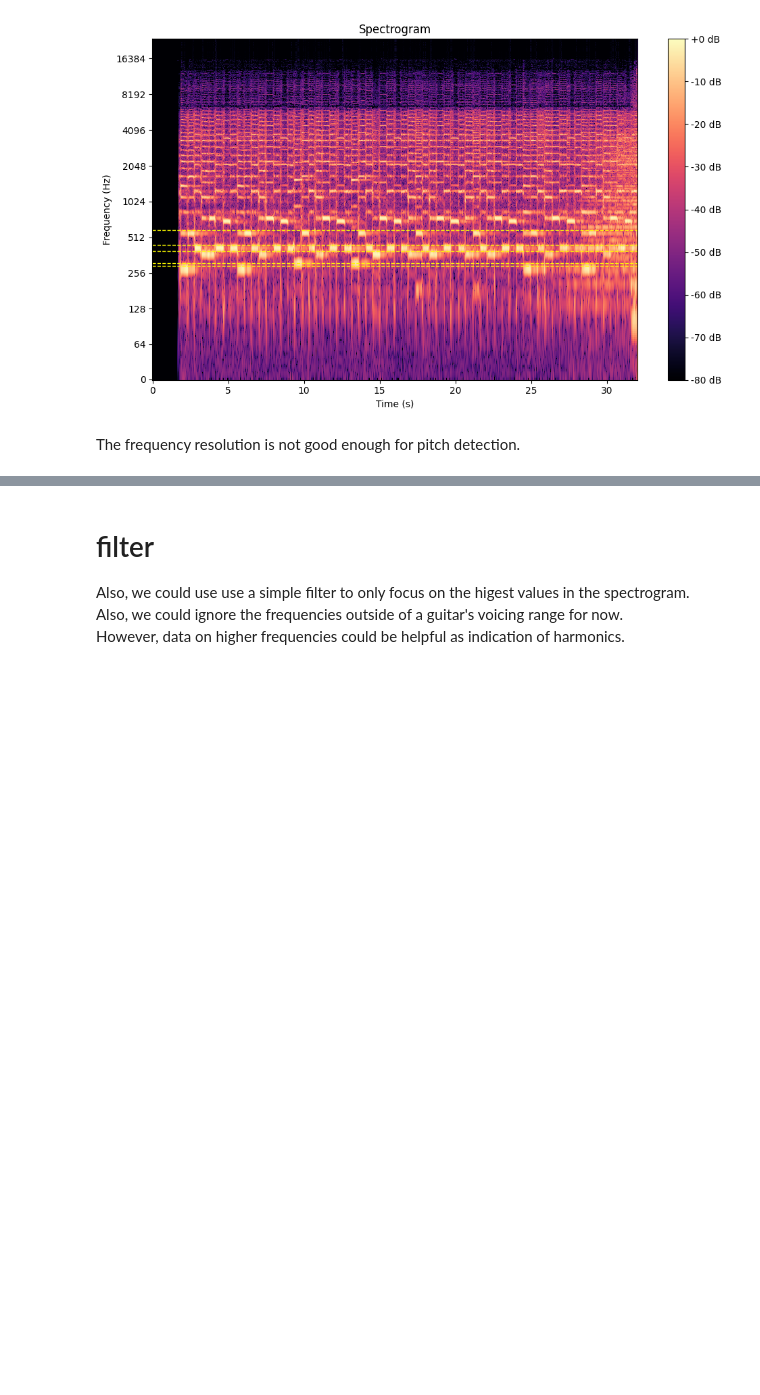
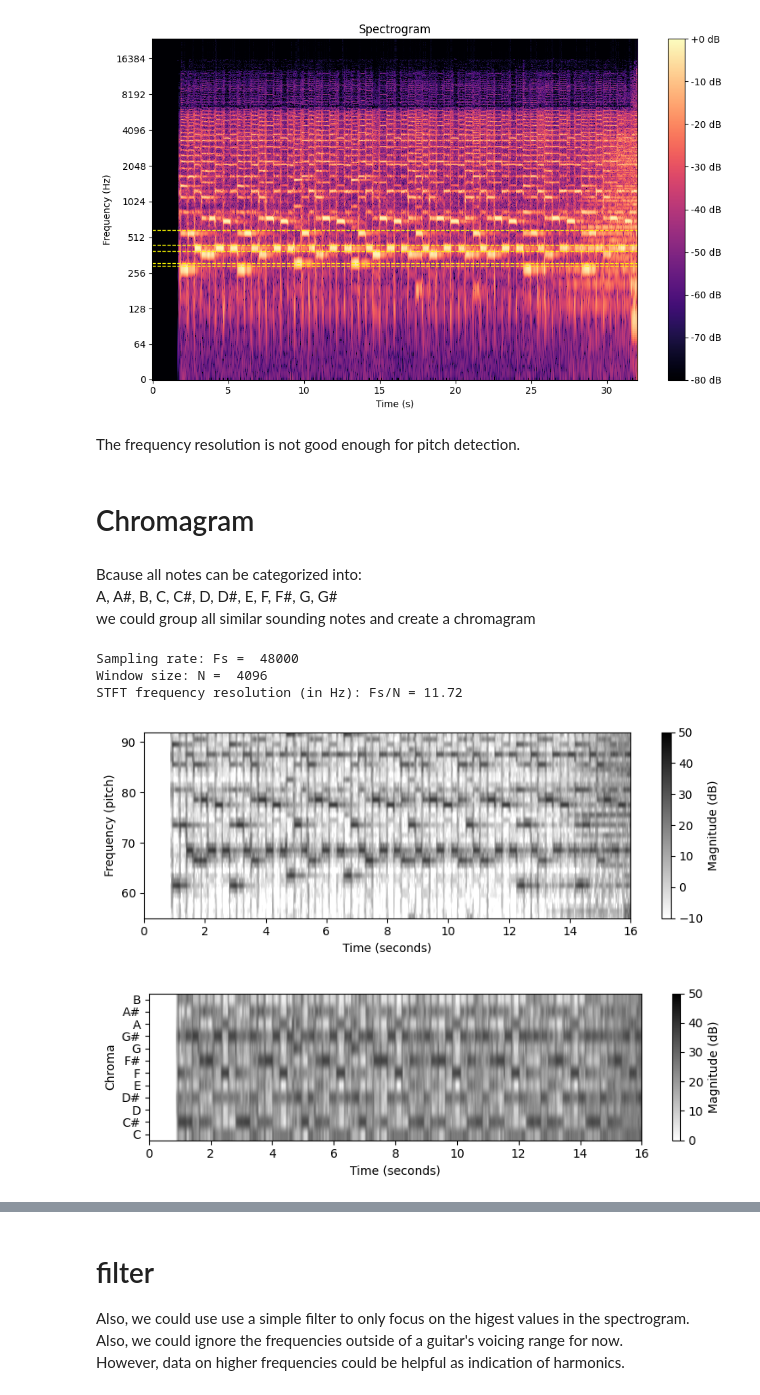
Before and after one commit to Rickymtl/tabs-maker, a Jupyter notebook: Visualization.ipynb, the cells around one changed output, grey strips where cells are left out. Saved outputs shown, nothing was run; the diff lists cells and outputs as text; code cells hidden in the pictures; blank space fills up the shorter version.

Commit message:
added chromatogram to the data processing pipeline

```diff
--- a/Visualization.ipynb
+++ b/Visualization.ipynb
@@ -196,3 +198,9 @@ plot_spectrogram(S_db, sr, beat_times)
 [figure]
 # %% [markdown]
 The frequency resolution is not good enough for pitch detection.
+# %% [markdown]
+# Chromagram
+# %% [markdown]
+Bcause all notes can be categorized into:\
+A, A#, B, C, C#, D, D#, E, F, F#, G, G# \
+we could group all similar sounding notes and create a chromagram
@@ -198,0 +287,64 @@ The frequency resolution is not good enough for pitch detection.
+# %%
+import libfmp.c2, libfmp.c3
+# load wav
+x, Fs = librosa.load(segment_wav, sr=None)
+
+
+# Compute Magnitude STFT
+N = 4096
+H = 1024
+X, T_coef, F_coef = libfmp.c2.stft_convention_fmp(x, Fs, N, H)
+eps = np.finfo(float).eps
+Y = np.abs(X) ** 2
+
+# conpute log spectrogram
+Y_LF, F_coef_pitch = libfmp.c3.compute_spec_log_freq(Y, Fs, N)
+
+# # plot the log freq
+# fig = plt.figure(figsize=(10, 4))
+# plt.imshow(10 * np.log10(eps + Y_LF), origin='lower', aspect='auto', cmap='gray_r',
+#            extent=[T_coef[0], T_coef[-1], 0, 127])
+# plt.clim([-10, 50])
+# plt.ylim([21, 108])
+# plt.xlabel('Time (seconds)')
+# plt.ylabel('Frequency (pitch)')
+# cbar = plt.colorbar()
+# cbar.set_label('Magnitude (dB)')
+
+# plt.tight_layout()
+
+print('Sampling rate: Fs = ', Fs)
+print('Window size: N = ', N)
+print('STFT frequency resolution (in Hz): Fs/N = %4.2f' % (Fs / N))
+
+# compute chromagram
+C = libfmp.c3.compute_chromagram(Y_LF)
+
+fig = plt.figure(figsize=(8,3))
+plt.imshow(10 * np.log10(eps + Y_LF), origin='lower', aspect='auto', cmap='gray_r',
+           extent=[T_coef[0], T_coef[-1], 0, 128])
+plt.clim([-10, 50])
+plt.ylim([55, 92])
+plt.xlabel('Time (seconds)')
+plt.ylabel('Frequency (pitch)')
+cbar = plt.colorbar()
+cbar.set_label('Magnitude (dB)')
+plt.tight_layout()
+
+fig = plt.figure(figsize=(8, 2.5))
+plt.imshow(10 * np.log10(eps + C), origin='lower', aspect='auto', cmap='gray_r',
+           extent=[T_coef[0], T_coef[-1], 0, 12])
+plt.clim([0, 50])
+plt.xlabel('Time (seconds)')
+plt.ylabel('Chroma')
+cbar = plt.colorbar()
+cbar.set_label('Magnitude (dB)')
+chroma_label = ['C', 'C#', 'D', 'D#', 'E', 'F', 'F#', 'G', 'G#', 'A', 'A#', 'B']
+plt.yticks(np.arange(12) + 0.5, chroma_label)
+plt.tight_layout()
+# %% [output]
+Sampling rate: Fs =  48000
+Window size: N =  4096
+STFT frequency resolution (in Hz): Fs/N = 11.72
+[figure, added]
+[figure, added]
```
Also changed, not shown: parts of 4 cells of this notebook.
